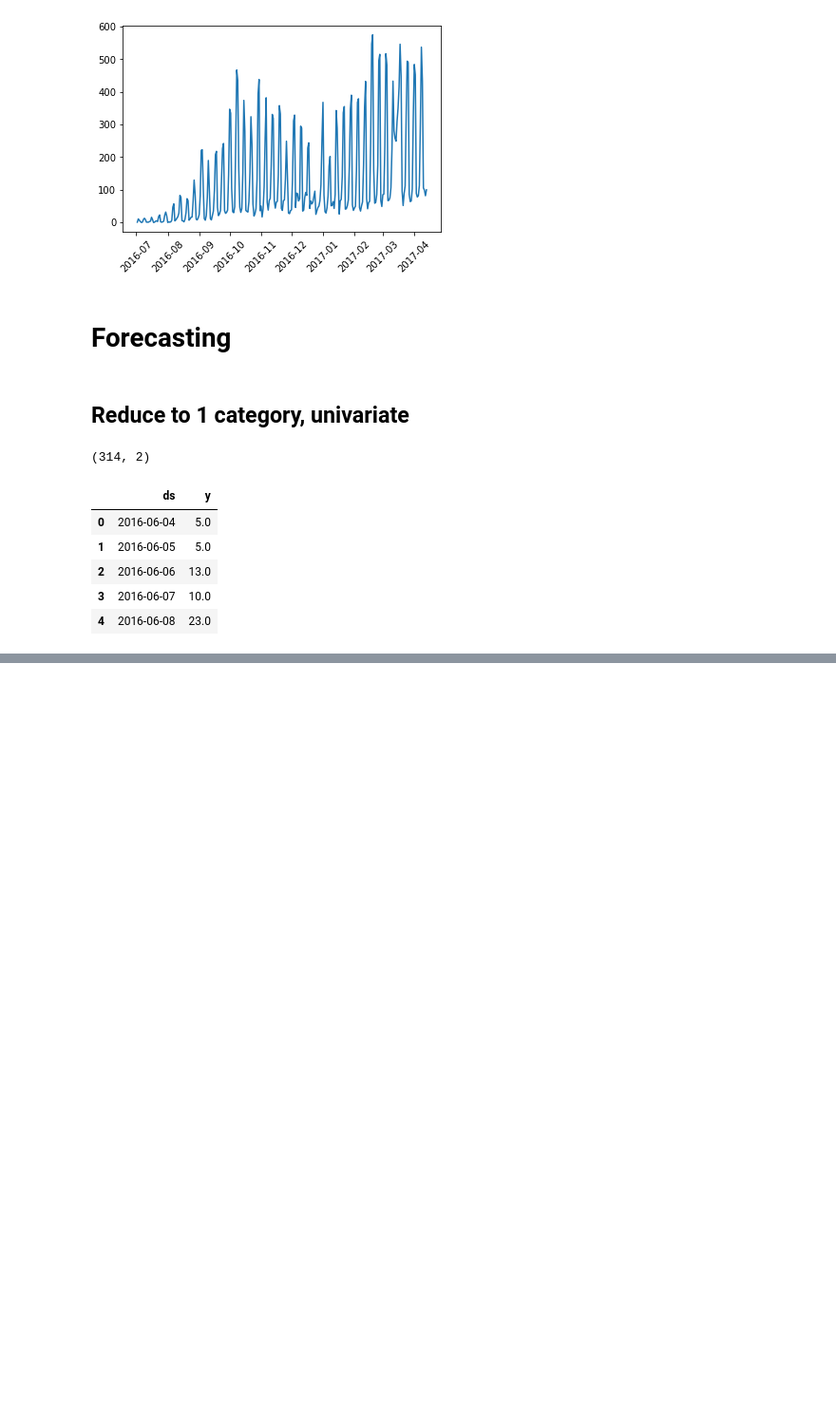
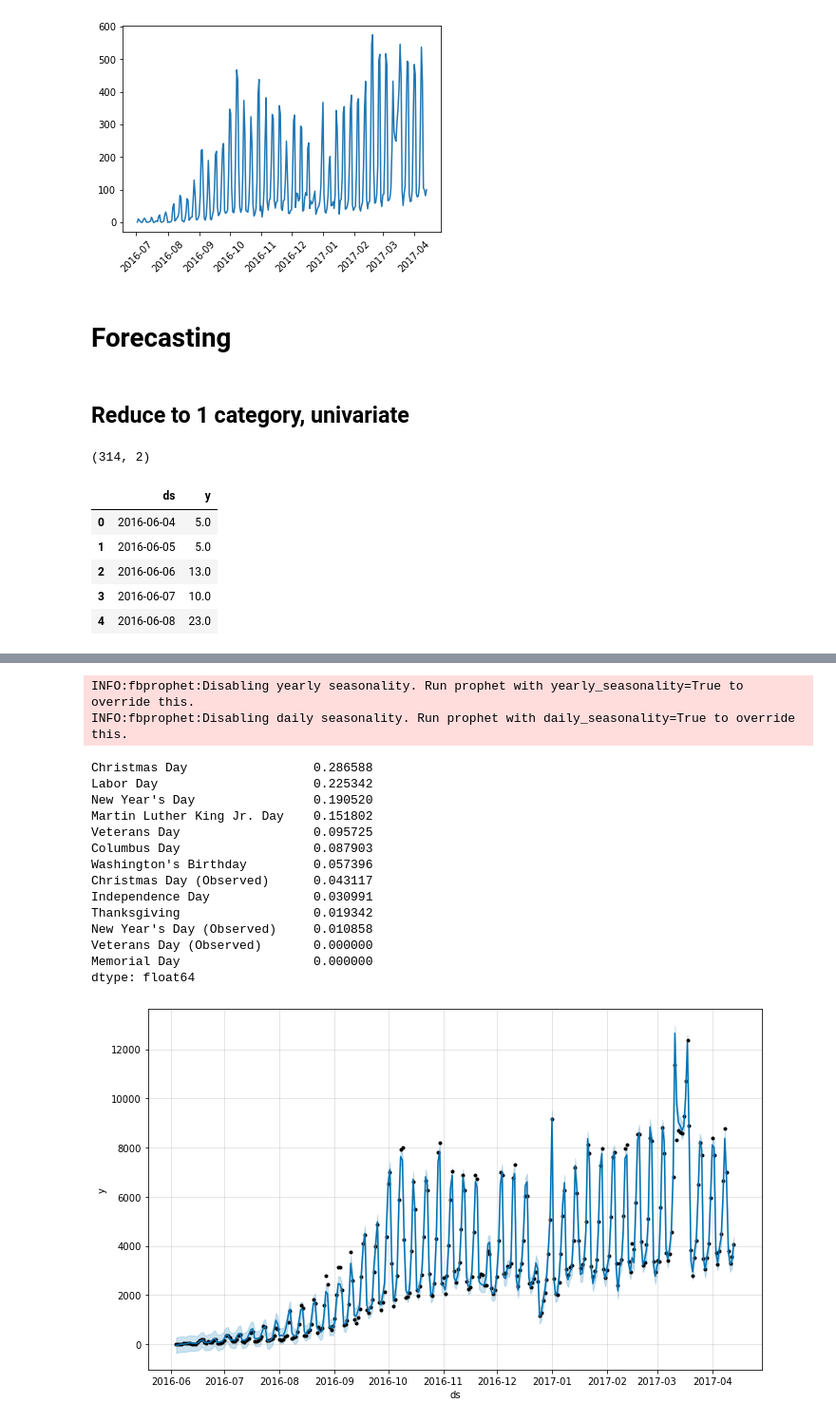
Before and after one commit to bonchae/msda-workshop, a Jupyter notebook: Ride Austin - Forecasting.ipynb, the cells around one changed output, grey strips where cells are left out. Shown at 95% size. Saved outputs shown, nothing was run; the diff lists cells and outputs as text; code cells hidden in the pictures; blank space fills up the shorter version.

```diff
--- a/Ride Austin - Forecasting.ipynb
+++ b/Ride Austin - Forecasting.ipynb
@@ -671,0 +756,51 @@ INFO:fbprophet:Disabling daily seasonality. Run prophet with daily_seasonality=T
+# %%
+# Create df
+prophet_df = df[df['car_category'] == 'REGULAR'].rename(columns={'date': 'ds', 'rides': 'y'}).drop(['car_category', 'distance'], axis=1)
+X = prophet_df.drop(['ds', 'y'], axis=1)
+
+# Initialize model
+m = Prophet(growth='linear', seasonality_mode='multiplicative', weekly_seasonality=True)
+m.add_seasonality(name='monthly', period=30.5, fourier_order=5)
+m.add_country_holidays(country_name='US')
+holiday_cols = ['Christmas Day', 'Christmas Day (Observed)', 'Columbus Day', 'Independence Day', 'Labor Day',
+                'Martin Luther King Jr. Day', 'Memorial Day', "New Year's Day", "New Year's Day (Observed)", 'Thanksgiving', 'Veterans Day',
+                'Veterans Day (Observed)', "Washington's Birthday"]
+
+# Add regressors
+for col in X:
+    m.add_regressor(col)
+
+# Fit model
+horizon = 30
+m.fit(prophet_df)
+
+# Create future dataframe
+future = m.make_future_dataframe(periods=horizon, freq='D')
+future['ds'] = future['ds'].dt.date
+future = future.merge(prophet_df.drop('y', axis=1), on='ds', how='inner')
+
+# Predict
+pred = m.predict(future)
+
+# Output
+fig = m.plot(pred);
+m.plot_components(pred);
+print(abs(pred[holiday_cols]).max().sort_values(ascending=False));
+# %% [output]
+INFO:fbprophet:Disabling yearly seasonality. Run prophet with yearly_seasonality=True to override this.
+INFO:fbprophet:Disabling daily seasonality. Run prophet with daily_seasonality=True to override this.
+Christmas Day                 0.286588
+Labor Day                     0.225342
+New Year's Day                0.190520
+Martin Luther King Jr. Day    0.151802
+Veterans Day                  0.095725
+Columbus Day                  0.087903
+Washington's Birthday         0.057396
+Christmas Day (Observed)      0.043117
+Independence Day              0.030991
+Thanksgiving                  0.019342
+New Year's Day (Observed)     0.010858
+Veterans Day (Observed)       0.000000
+Memorial Day                  0.000000
+dtype: float64
+[figure, added]
```
Also changed, not shown: parts of 19 cells of this notebook.
